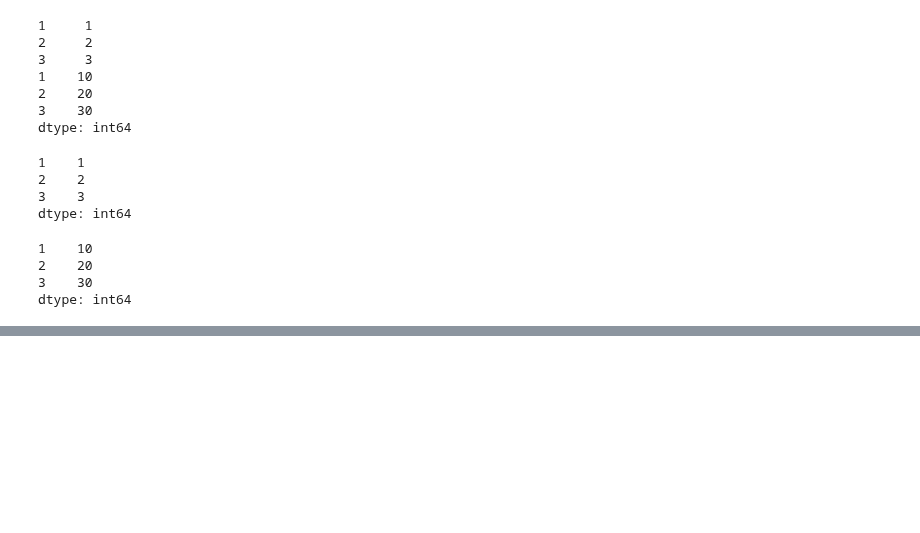
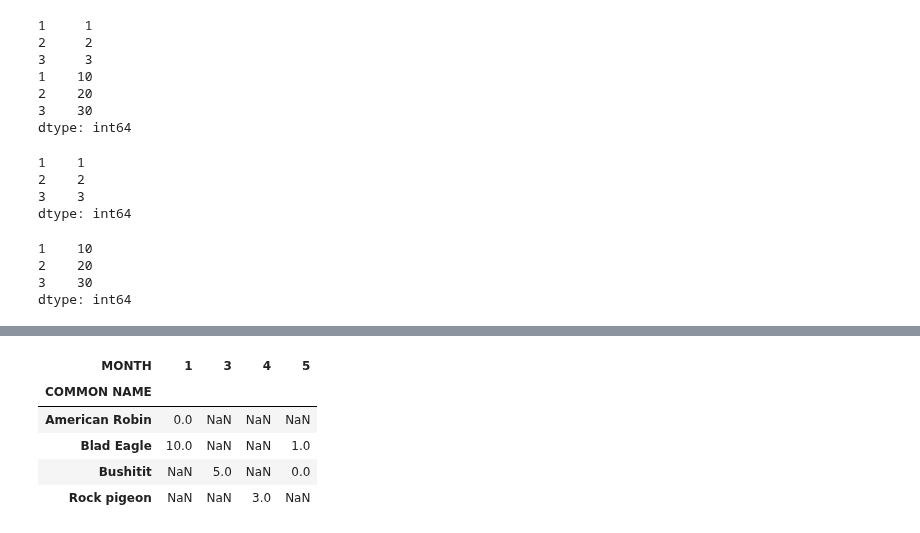
Before and after one commit to samirhinojosa/OC-P3-design-application-public-health, a Jupyter notebook: Untitled.ipynb, the cells around one changed output, grey strips where cells are left out. Cells and saved outputs as stored; diff of their text form; code cells hidden in the pictures; blank space fills up the shorter version.

```diff
--- a/Untitled.ipynb
+++ b/Untitled.ipynb
@@ -61,0 +202,9 @@ dtype: int64
+# %%
+df_temp
+# %% [output]
+| MONTH | 1 | 3 | 4 | 5 |
+| COMMON NAME |  |  |  |  |
+| American Robin | 0.0 | NaN | NaN | NaN |
+| Blad Eagle | 10.0 | NaN | NaN | 1.0 |
+| Bushitit | NaN | 5.0 | NaN | 0.0 |
+| Rock pigeon | NaN | NaN | 3.0 | NaN |
```
Also changed, not shown: parts of 22 cells of this notebook, 2 other files.
